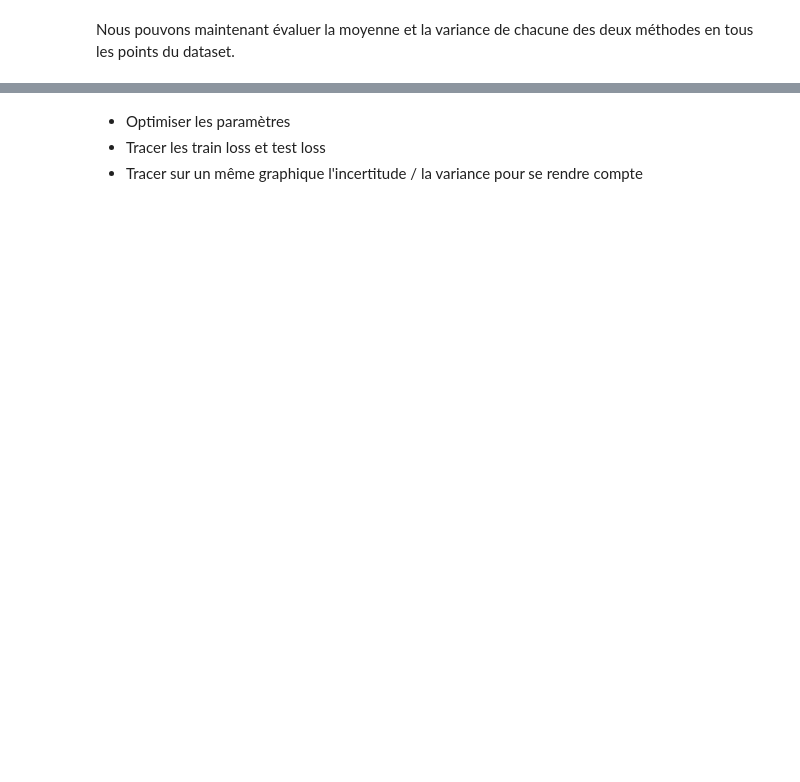
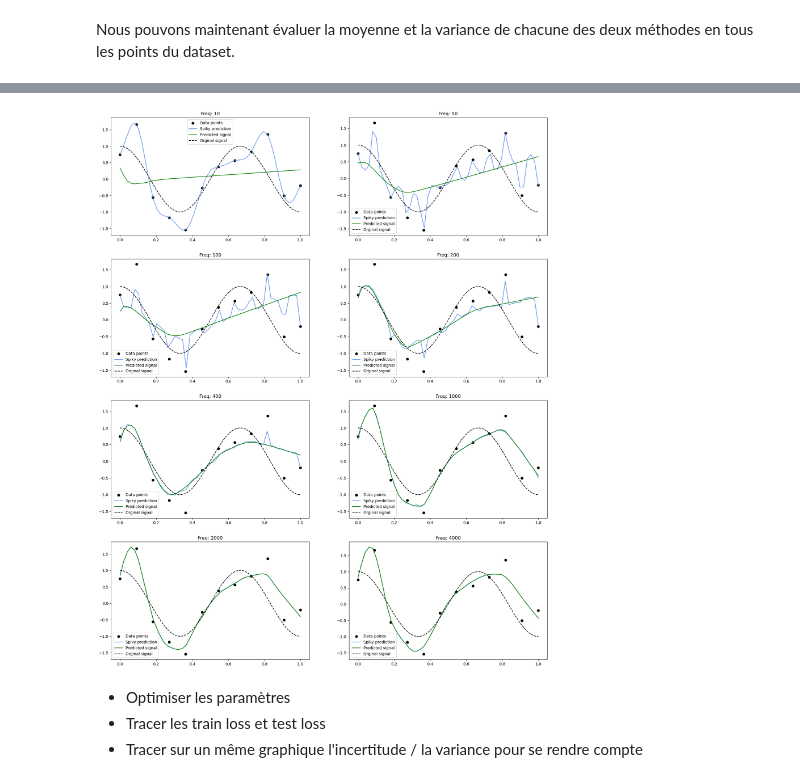
Before and after one commit to MehdiEK/MindTheSpikesTDL, a Jupyter notebook: main.ipynb, the cells around one changed output, grey strips where cells are left out. Saved outputs shown, nothing was run; the diff lists cells and outputs as text; code cells hidden in the pictures; blank space fills up the shorter version.

```diff
--- a/main.ipynb
+++ b/main.ipynb
@@ -153,0 +192,20 @@ print(testing_points.reshape(len(testing_points)))
+# %%
+i = 0
+for f in freq:
+
+    # define models
+    spiky_model = SpikyModel(freq=f,
+                             input_size=X.shape[-1],
+                             hidden_size=hidden_size,
+                             output_size=1)
+
+    # train models
+    spiky_model = train_neural_model(spiky_model, X, y, num_epochs=num_epochs)
+
+    # make predictions
+    raw_pred[i, :] = spiky_model(X_test).detach().numpy().T[0]
+    signal_pred[i, :] = spiky_model.inference(X_test).detach().numpy().T[0]
+
+    # update
+    i += 1
+    print(f"{i}/{len(freq)} iterations done.")
@@ -154,3 +221,25 @@ print(testing_points.reshape(len(testing_points)))
+# %%
+# construct theoretical signal
+x_ = np.linspace(0, 1., 100)
+y_ = np.cos(x_ * 2 * omega * np.pi)
+
+x = testing_points.reshape(len(testing_points))
+
+fig, ax = plt.subplots(4, 2, figsize=(20, 25))
+
+axis_ = [(i, j) for i in range(4) for j in range(2)]
+
+for index, ax_index in enumerate(axis_):
+
+    ax[ax_index].scatter(X, y, color="black", label="Data points")
+    ax[ax_index].plot(x, raw_pred[index], color="cornflowerblue", label="Spiky prediction")
+    ax[ax_index].plot(x, signal_pred[index], color="green", label="Predicted signal")
+    ax[ax_index].plot(x_, y_, color="black", linestyle="--", label="Orginal signal")
+    ax[ax_index].set_title(f"Freq: {freq[index]}")
+
+    ax[ax_index].legend()
+# %% [output]
+[figure, added]
 # %% [markdown]
 - Optimiser les paramètres
 - Tracer les train loss et test loss
```
Also changed, not shown: parts of 15 cells of this notebook.
